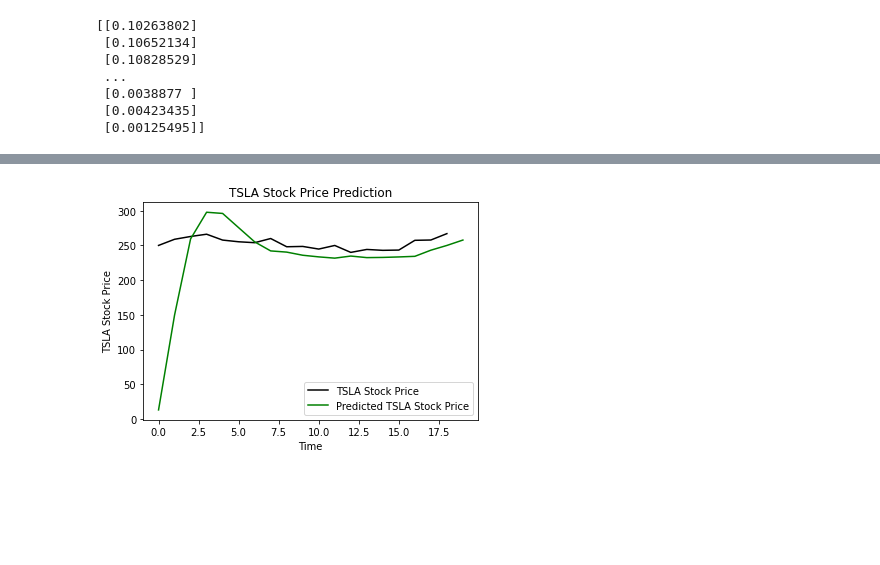
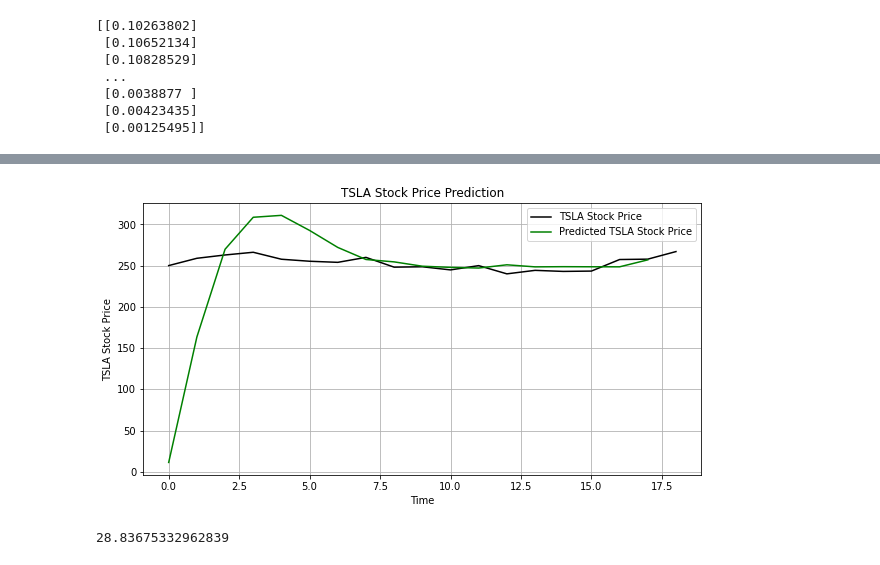
Before and after one commit to RivasEmilio/stock-prediction, a Jupyter notebook: prediction.ipynb, the cells around one changed output, grey strips where cells are left out. Saved outputs shown, nothing was run; the diff lists cells and outputs as text; code cells hidden in the pictures; blank space fills up the shorter version.

Commit message:
expansion de training, creacion de datasets, graph.

```diff
--- a/prediction.ipynb
+++ b/prediction.ipynb
@@ -49,7 +49,7 @@ print(training_set_scaled)
 # %%
 X_train = []
 y_train = []
-for i in range(60, 2035):
+for i in range(60, 3340):
     X_train.append(training_set_scaled[i-60:i, 0])
     y_train.append(training_set_scaled[i, 0])
 X_train, y_train = np.array(X_train), np.array(y_train)
@@ -115,11 +145,10 @@ inputs = inputs.reshape(-1,1)
 inputs = sc.transform(inputs)
 X_test = []
 
-for i in range(60, 80):
+for i in range(60, 78):
     X_test.append(inputs[i-60:i, 0])
 X_test = np.array(X_test)
 X_test = np.reshape(X_test, (X_test.shape[0], X_test.shape[1], 1))
 predicted_stock_price = regressor.predict(X_test)
 predicted_stock_price = sc.inverse_transform(predicted_stock_price)
-print(predicted_stock_price)
 # %% [output]
@@ -143,11 +156,29 @@ print(predicted_stock_price)
 # %%
 # Visualising the results
 plt.plot(real_stock_price, color = 'black', label = 'TSLA Stock Price')
 plt.plot(predicted_stock_price, color = 'green', label = 'Predicted TSLA Stock Price')
+#make the plot look better
+plt.rcParams['figure.figsize'] = [10, 5]
+plt.grid(True)
 plt.title('TSLA Stock Price Prediction')
 plt.xlabel('Time')
 plt.ylabel('TSLA Stock Price')
 plt.legend()
 plt.show()
 # %% [output]
-[figure, old version]
+[figure, new version]
+# %%
+# convert the results to a dataframe
+result_df = pd.DataFrame(predicted_stock_price)
+
+#convert the real stock price to a dataframe
+real_stock_price_df = pd.DataFrame(real_stock_price)
+
+#calculate the average error of the prediction
+error = 0
+for i in range(0, len(real_stock_price_df)):
+    error += abs(real_stock_price_df.iloc[i,0] - result_df.iloc[i,0])
+error = error / len(real_stock_price_df)
+print(error)
+# %% [output]
+28.83675332962839
```
Also changed, not shown: parts of 3 cells of this notebook, 4 other files.
